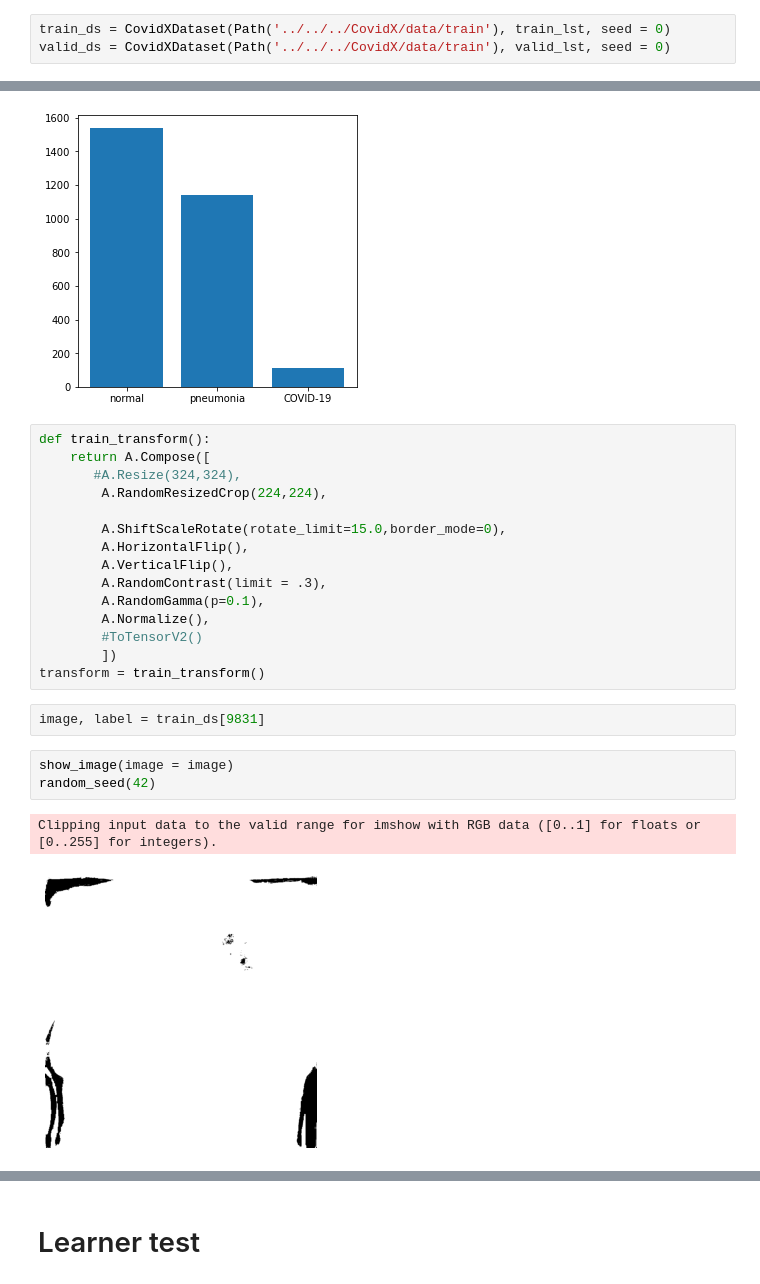
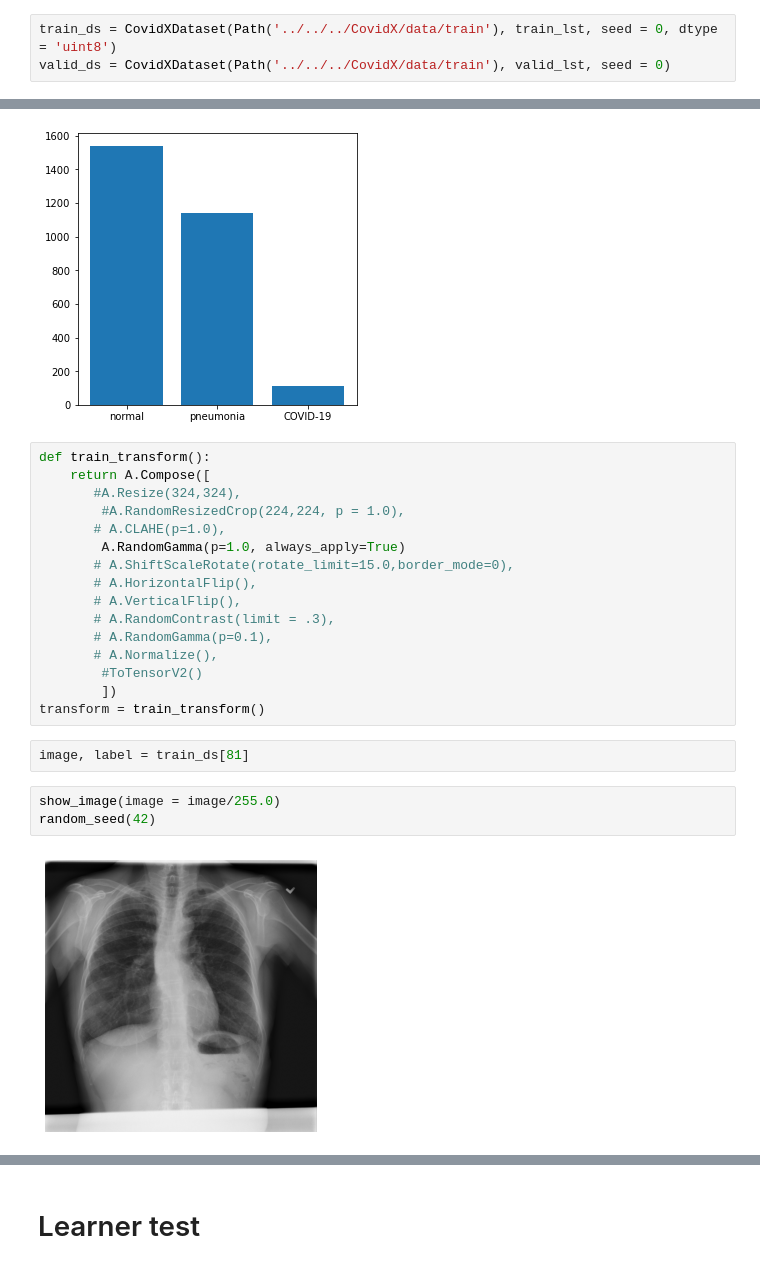
Before and after one commit to VedantWani/PrimeCNNv3, a Jupyter notebook: nbs_test/lib_test_workflow.ipynb, the cells around one changed output, grey strips where cells are left out. Saved outputs shown, nothing was run; the diff lists cells and outputs as text.

```diff
--- a/nbs_test/lib_test_workflow.ipynb
+++ b/nbs_test/lib_test_workflow.ipynb
@@ -51,7 +51,7 @@ print(valid_count)
 {'normal': 6427, 'pneumonia': 4332, 'COVID-19': 408}
 {'normal': 1539, 'pneumonia': 1143, 'COVID-19': 109}
 # %%
-train_ds = CovidXDataset(Path('../../../CovidX/data/train'), train_lst, seed = 0)
+train_ds = CovidXDataset(Path('../../../CovidX/data/train'), train_lst, seed = 0, dtype = 'uint8')
 valid_ds = CovidXDataset(Path('../../../CovidX/data/train'), valid_lst, seed = 0)
 # %%
 train_ds.show_distribution()
@@ -118,23 +118,23 @@ valid_ds.show_distribution()
 def train_transform():
     return A.Compose([
        #A.Resize(324,324),
-        A.RandomResizedCrop(224,224),
-
-        A.ShiftScaleRotate(rotate_limit=15.0,border_mode=0),
-        A.HorizontalFlip(),
-        A.VerticalFlip(),
-        A.RandomContrast(limit = .3),
-        A.RandomGamma(p=0.1),
-        A.Normalize(),
+        #A.RandomResizedCrop(224,224, p = 1.0),
+       # A.CLAHE(p=1.0),
+        A.RandomGamma(p=1.0, always_apply=True)
+       # A.ShiftScaleRotate(rotate_limit=15.0,border_mode=0),
+       # A.HorizontalFlip(),
+       # A.VerticalFlip(),
+       # A.RandomContrast(limit = .3),
+       # A.RandomGamma(p=0.1),
+       # A.Normalize(),
         #ToTensorV2()
         ])
 transform = train_transform()
 # %%
-image, label = train_ds[9831]
+image, label = train_ds[81]
 # %%
-show_image(image = image)
+show_image(image = image/255.0)
 random_seed(42)
 # %% [output]
-Clipping input data to the valid range for imshow with RGB data ([0..1] for floats or [0..255] for integers).
-[figure, old version]
+[figure, new version]
 # %%
```
Also changed, not shown: parts of 38 cells of this notebook, 4 other files.
